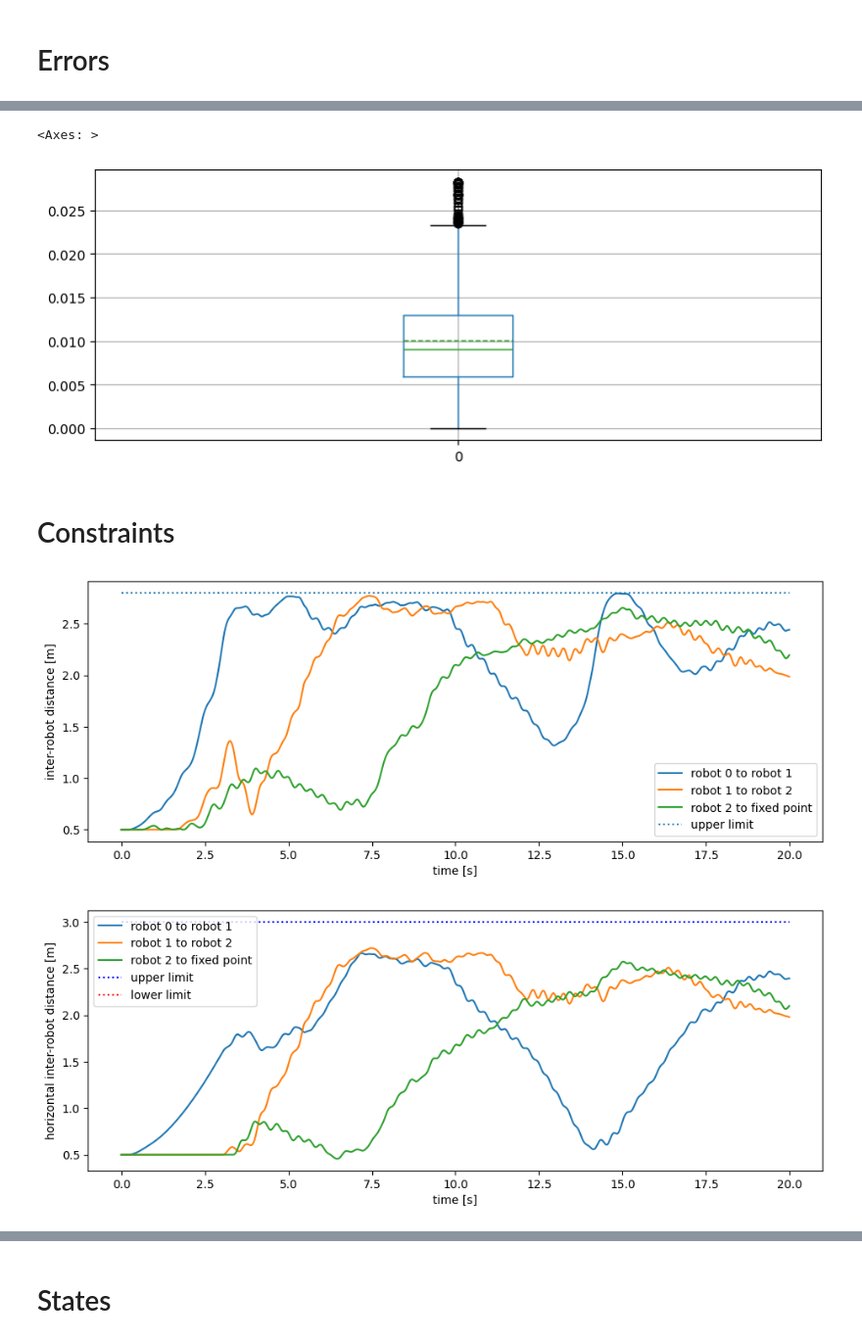
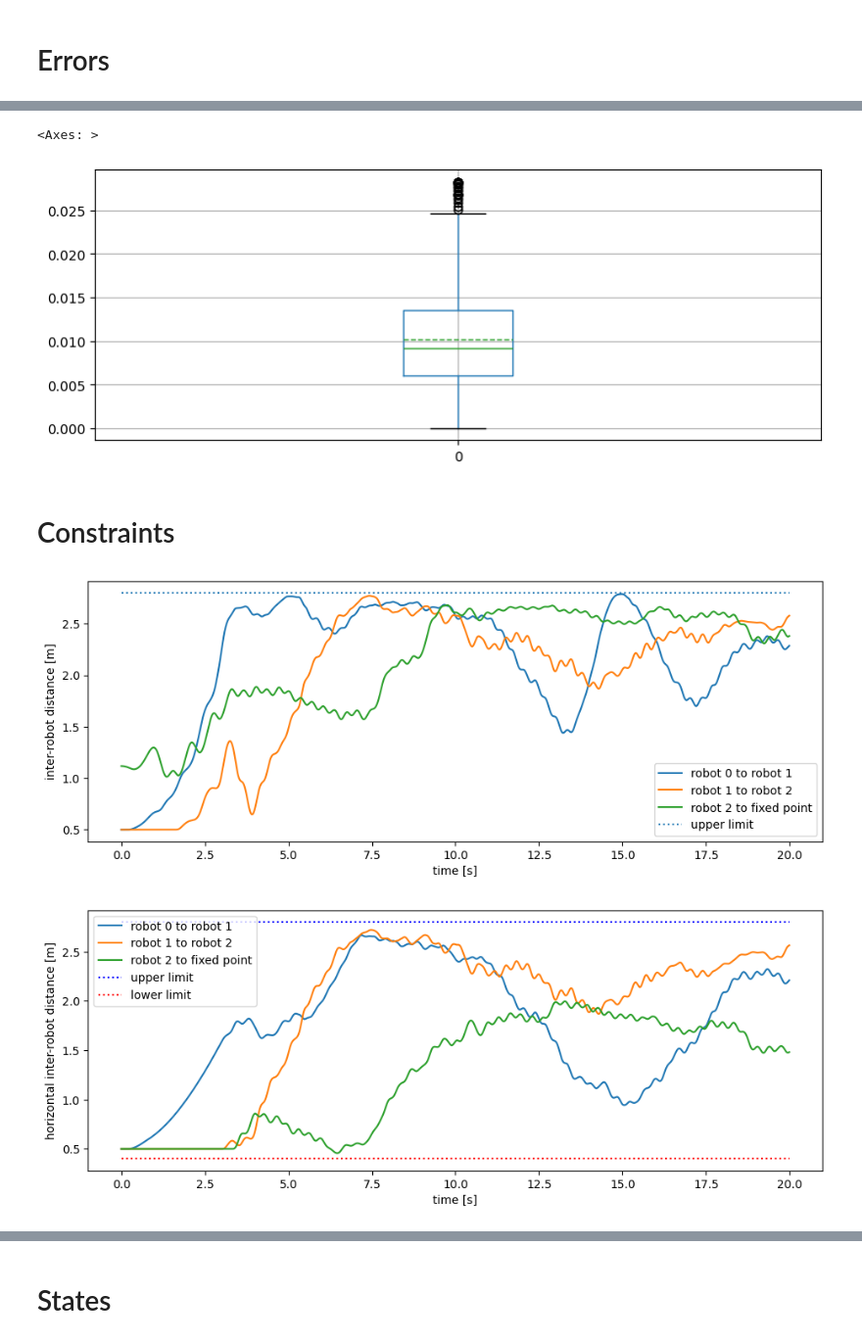
Before and after one commit to Kooolkimooov/pympc_usage, a Jupyter notebook: test.ipynb, the cells around one changed output, grey strips where cells are left out. Shown at 98% size. Saved outputs shown, nothing was run; the diff lists cells and outputs as text; code cells hidden in the pictures.

```diff
--- a/test.ipynb
+++ b/test.ipynb
@@ -22,7 +22,7 @@ rcParams[ 'figure.figsize' ] = [ gain * 6.4, gain * 4.8 / 2 ]
 # %%
 for v in pl.Path( "./plots" ).glob( '*' ):
 	if datetime.fromtimestamp( path.getctime( v ) ).date() >= datetime.fromisocalendar( 2024, 37, 2 ).date():
-		print( str( v ).split( '_' )[ -1 ], end = '\t' )
+		print( str( v ).split( '//' )[ -1 ], end = '\t' )
 		print( datetime.fromtimestamp( path.getctime( v ) ), end = '\t' )
 		try:
 			record = pd.read_csv( f'{v}/logs.txt', sep = '\t' ).shape[ 0 ]
@@ -30,6 +30,7 @@ for v in pl.Path( "./plots" ).glob( '*' ):
 				conf = json.load( f )
 		except:
 			print( 'unable to read' )
+			continue
 		planned = array( conf[ 'target_trajectory' ] ).shape[ 0 ] // 2
 		print( f'{record=}\t{planned=}\t{record == planned}' )
 # %% [output]
@@ -122,5 +126,7 @@ data.tail( 10 )
 10 rows × 27 columns
 # %%
+n_robots = len(conf['state']) // 12
+
 state_r0 = data[ 'state_r0' ].apply(
 		lambda x: pd.Series( [ float( v ) for v in x[ 1:-1 ].split( ',' ) ], [ 'x', 'y', 'z', 'phi', 'theta', 'psi' ] )
 		)
@@ -130,9 +136,9 @@ state_r1 = data[ 'state_r1' ].apply(
 state_r2 = data[ 'state_r2' ].apply(
 		lambda x: pd.Series( [ float( v ) for v in x[ 1:-1 ].split( ',' ) ], [ 'x', 'y', 'z', 'phi', 'theta', 'psi' ] )
 		)
-state_r3 = data[ 'state_r3' ].apply(
-		lambda x: pd.Series( [ float( v ) for v in x[ 1:-1 ].split( ',' ) ], [ 'x', 'y', 'z', 'phi', 'theta', 'psi' ] )
-		)
+state_r0['z'] += 1.
+state_r1['z'] += 1.
+state_r2['z'] += 1.
 
 speed_r0 = data[ 'speed_r0' ].apply(
 		lambda x: pd.Series( [ float( v ) for v in x[ 1:-1 ].split( ',' ) ], [ 'x', 'y', 'z', 'phi', 'theta', 'psi' ] )
@@ -152,12 +158,6 @@ speed_r2 = data[ 'speed_r2' ].apply(
 speed_r2[ 'l_norm' ] = norm( speed_r2[ [ 'x', 'y', 'z' ] ], axis = 1 )
 speed_r2[ 'a_norm' ] = norm( speed_r2[ [ 'phi', 'theta', 'psi' ] ], axis = 1 )
 
-speed_r3 = data[ 'speed_r3' ].apply(
-		lambda x: pd.Series( [ float( v ) for v in x[ 1:-1 ].split( ',' ) ], [ 'x', 'y', 'z', 'phi', 'theta', 'psi' ] )
-		)
-speed_r3[ 'l_norm' ] = norm( speed_r3[ [ 'x', 'y', 'z' ] ], axis = 1 )
-speed_r3[ 'a_norm' ] = norm( speed_r3[ [ 'phi', 'theta', 'psi' ] ], axis = 1 )
-
 actuation_r0 = data[ 'actuation_r0' ].apply(
 		lambda x: pd.Series( [ float( v ) for v in x[ 1:-1 ].split( ',' ) ], [ 'x', 'y', 'z', 'phi', 'theta', 'psi' ] )
 		)
@@ -168,8 +168,20 @@ actuation_r2 = data[ 'actuation_r2' ].apply(
 		lambda x: pd.Series( [ float( v ) for v in x[ 1:-1 ].split( ',' ) ], [ 'x', 'y', 'z', 'phi', 'theta', 'psi' ] )
 		)
 
+
+state_r3 = data[ 'state_r3' ].apply(
+		lambda x: pd.Series( [ float( v ) for v in x[ 1:-1 ].split( ',' ) ], [ 'x', 'y', 'z', 'phi', 'theta', 'psi' ] )
+		)
+state_r3[ 'z' ] += 1.
+speed_r3 = data[ 'speed_r3' ].apply(
+		lambda x: pd.Series( [ float( v ) for v in x[ 1:-1 ].split( ',' ) ], [ 'x', 'y', 'z', 'phi', 'theta', 'psi' ] )
+		)
+speed_r3[ 'l_norm' ] = norm( speed_r3[ [ 'x', 'y', 'z' ] ], axis = 1 )
+speed_r3[ 'a_norm' ] = norm( speed_r3[ [ 'phi', 'theta', 'psi' ] ], axis = 1 )
+
 n_frames = len( conf[ 'target_trajectory' ] )
 traj = array( conf[ 'target_trajectory' ] )[ :n_frames // 2, :, : ]
+traj[:, :, 2] += 1.
 # %% [markdown]
 # Errors
 # %%
@@ -228,34 +269,47 @@ pd.DataFrame( norm( traj[ :data.shape[ 0 ], 0, :3 ] - state_r0[ [ 'x', 'y', 'z'
 		)
 # %% [output]
 <Axes: >
-[figure, old version]
+[figure, new version]
 # %% [markdown]
 # Constraints
 # %%
 plt.plot( data[ 'time' ], norm( state_r1[ [ 'x', 'y', 'z' ] ] - state_r0[ [ 'x', 'y', 'z' ] ], axis = 1 ) )
 plt.plot( data[ 'time' ], norm( state_r2[ [ 'x', 'y', 'z' ] ] - state_r1[ [ 'x', 'y', 'z' ] ], axis = 1 ) )
 plt.plot( data[ 'time' ], norm( state_r3[ [ 'x', 'y', 'z' ] ] - state_r2[ [ 'x', 'y', 'z' ] ], axis = 1 ) )
-plt.hlines( conf[ 'constraints' ][ 0 ][ 'ub' ][ 4 ], 0, data[ 'time' ].max(), linestyles = ':' )
-plt.legend( [ 'robot 0 to robot 1', 'robot 1 to robot 2', 'robot 2 to fixed point', 'upper limit' ] )
+plt.hlines( conf[ 'constraints' ][ 0 ][ 'ub' ][ 2* (n_robots - 1) ], 0, data[ 'time' ].max(), linestyles = ':' )
+plt.legend( [
+		'robot 0 to robot 1',
+		'robot 1 to robot 2',
+		'robot 2 to fixed point',
+		'upper limit'
+		] )
 plt.xlabel( 'time [s]' )
 plt.ylabel( 'inter-robot distance [m]' )
 plt.subplots_adjust( bottom = 0.125, top = 1, left = 0.075, right = 1 )
-plt.savefig( f'{folder}/inter_robot_distance.png', dpi = 300 )
+plt.savefig( f'{folder}/{id}_inter_robot_distance.png', dpi = 300 )
 # %% [output]
-[figure, old version]
+[figure, new version]
 # %%
 plt.plot( data[ 'time' ], norm( state_r1[ [ 'x', 'y' ] ] - state_r0[ [ 'x', 'y' ] ], axis = 1 ) )
 plt.plot( data[ 'time' ], norm( state_r2[ [ 'x', 'y' ] ] - state_r1[ [ 'x', 'y' ] ], axis = 1 ) )
 plt.plot( data[ 'time' ], norm( state_r3[ [ 'x', 'y' ] ] - state_r2[ [ 'x', 'y' ] ], axis = 1 ) )
-plt.hlines( conf[ 'constraints' ][ 0 ][ 'ub' ][ 2 ], 0, data[ 'time' ].max(), linestyles = ':', color = 'b' )
-plt.hlines( conf[ 'constraints' ][ 0 ][ 'lb' ][ 2 ], 0, data[ 'time' ].max(), linestyles = ':', color = 'r' )
-plt.legend( [ 'robot 0 to robot 1', 'robot 1 to robot 2', 'robot 2 to fixed point', 'upper limit', 'lower limit' ] )
+plt.hlines( conf[ 'constraints' ][ 0 ][ 'ub' ][ (n_robots - 1) ], 0, data[ 'time' ].max(), linestyles = ':', color = 'b' )
+plt.hlines( conf[ 'constraints' ][ 0 ][ 'lb' ][ (n_robots - 1) ], 0, data[ 'time' ].max(), linestyles = ':', color = 'r' )
+plt.legend(
+		[
+				'robot 0 to robot 1',
+				'robot 1 to robot 2',
+				'robot 2 to fixed point',
+				'upper limit',
+				'lower limit'
+				]
+		)
 plt.xlabel( 'time [s]' )
 plt.ylabel( 'horizontal inter-robot distance [m]' )
 plt.subplots_adjust( bottom = 0.125, top = 1, left = 0.075, right = 1 )
-plt.savefig( f'{folder}/horizontal_inter_robot_distance.png', dpi = 300 )
+plt.savefig( f'{folder}/{id}_horizontal_inter_robot_distance.png', dpi = 300 )
 # %% [output]
-[figure, old version]
+[figure, new version]
 # %%
 plt.plot( data[ 'time' ], speed_r0[ 'l_norm' ] )
 plt.plot( data[ 'time' ], speed_r1[ 'l_norm' ] )
```
Also changed, not shown: parts of 32 cells of this notebook, 4 other files.
